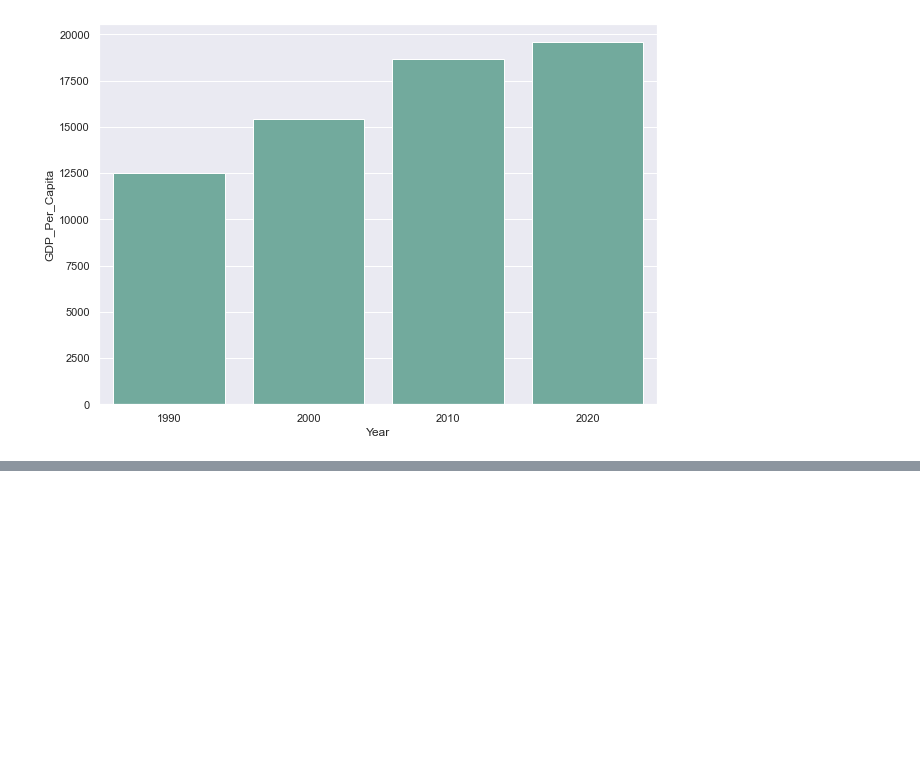
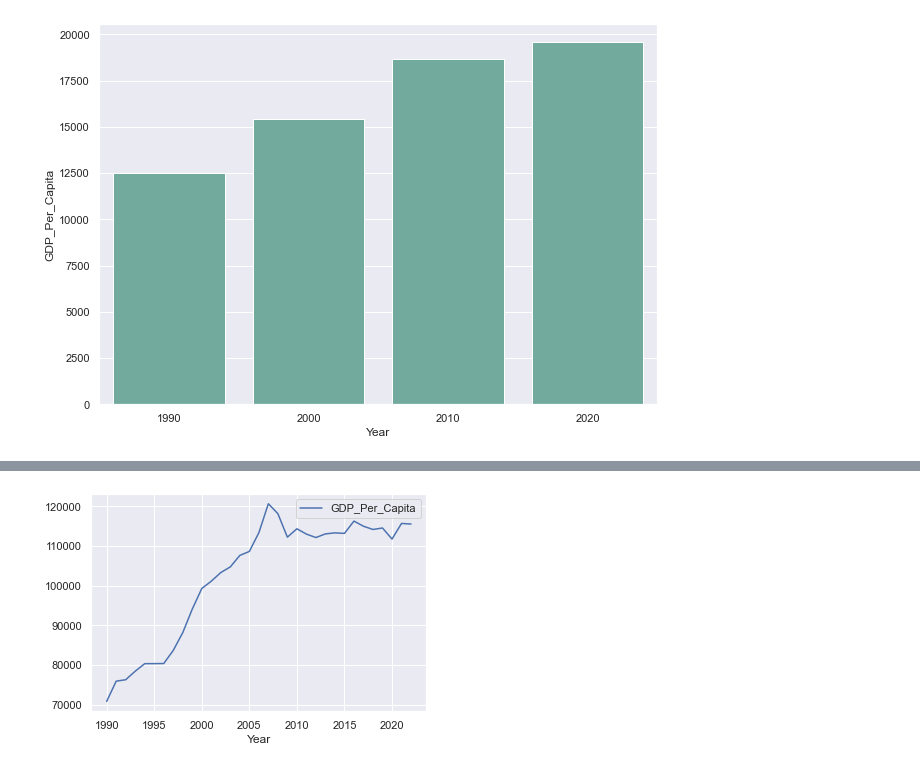
Before and after one commit to NSS-Data-Analytics-Cohort-10/gdp-and-internet-usage-t-white-21, a Jupyter notebook: notebook/un_project.ipynb, the cells around one changed output, grey strips where cells are left out. Saved outputs shown, nothing was run; the diff lists cells and outputs as text; code cells hidden in the pictures; blank space fills up the shorter version.

```diff
--- a/notebook/un_project.ipynb
+++ b/notebook/un_project.ipynb
@@ -233,0 +286,3 @@ In general, the global GDP has grown over time. The boxplot and scatter plots il
+# %%
+gdp_lux = gdp_df[gdp_df['Country'] == 'Luxembourg']
+gdp_lux.head()
@@ -233,0 +296,10 @@ In general, the global GDP has grown over time. The boxplot and scatter plots il
+# %%
+gdp_lux.plot(x='Year',
+               y='GDP_Per_Capita',
+               kind='line', # (facultative) Default argument
+               grid=True, # Add a grid in the background
+            )
+
+plt.show()
+# %% [output]
+[figure, added]
```
Also changed, not shown: parts of 30 cells of this notebook.
